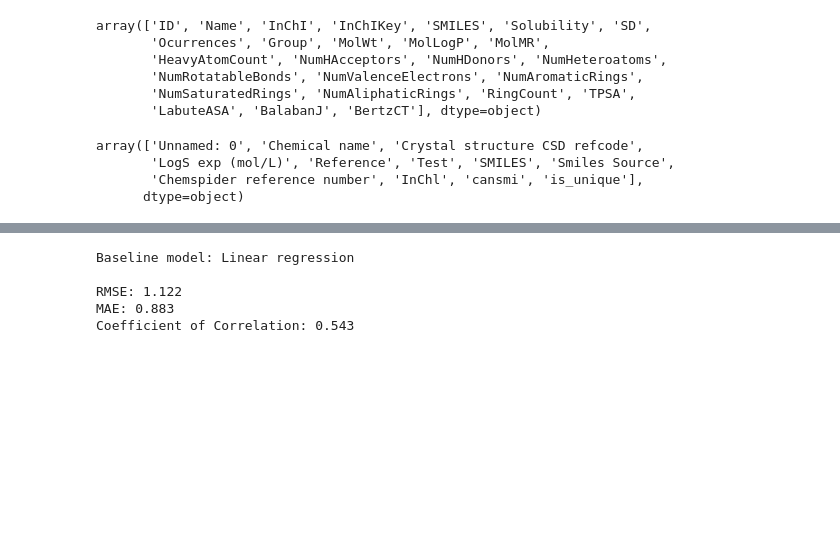
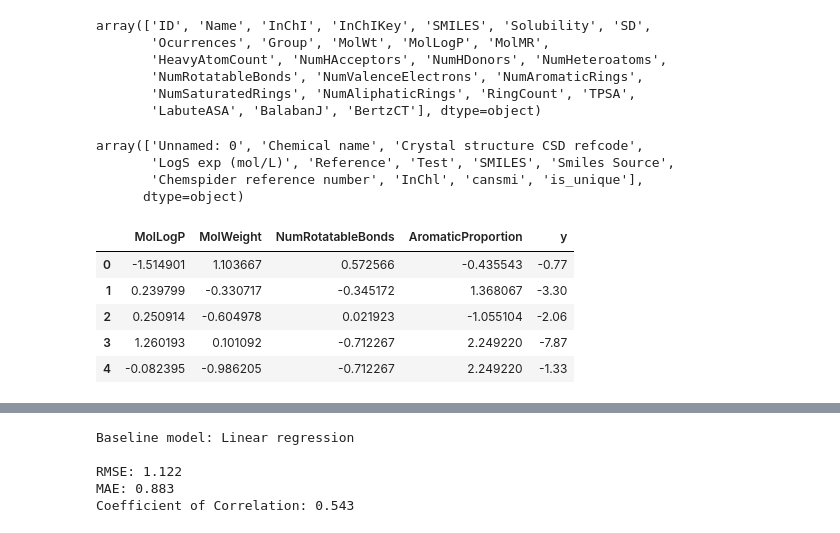
Before and after one commit to poloarol/small-molecules, a Jupyter notebook: solubility-feature-engineering.ipynb, the cells around one changed output, grey strips where cells are left out. Saved outputs shown, nothing was run; the diff lists cells and outputs as text; code cells hidden in the pictures; blank space fills up the shorter version.

```diff
--- a/solubility-feature-engineering.ipynb
+++ b/solubility-feature-engineering.ipynb
@@ -200,0 +192,23 @@ train_dataset = train_dataset.sample(frac=1)
+# %%
+from sklearn.preprocessing import StandardScaler
+
+tmp_train = pd.concat([esol_parsed, aqsol_parsed], axis=0)
+X_train = tmp_train[["MolLogP", "MolWeight", "NumRotatableBonds", "AromaticProportion"]]
+
+scaler = StandardScaler().fit(X_train)
+X_train = scaler.transform(X_train)
+train_dataset = pd.DataFrame(columns=["MolLogP", "MolWeight", "NumRotatableBonds", "AromaticProportion"], data=X_train)
+
+y, y_aqsol = list(esol["measured log solubility in mols per litre"]), list(aqsol["Solubility"])
+y.extend(y_aqsol)
+
+train_dataset["y"] = y
+
+train_dataset.head()
+# %% [output]
+|  | MolLogP | MolWeight | NumRotatableBonds | AromaticProportion | y |
+| 0 | -1.514901 | 1.103667 | 0.572566 | -0.435543 | -0.77 |
+| 1 | 0.239799 | -0.330717 | -0.345172 | 1.368067 | -3.30 |
+| 2 | 0.250914 | -0.604978 | 0.021923 | -1.055104 | -2.06 |
+| 3 | 1.260193 | 0.101092 | -0.712267 | 2.249220 | -7.87 |
+| 4 | -0.082395 | -0.986205 | -0.712267 | 2.249220 | -1.33 |
```
Also changed, not shown: parts of 24 cells of this notebook, 16 other files.
